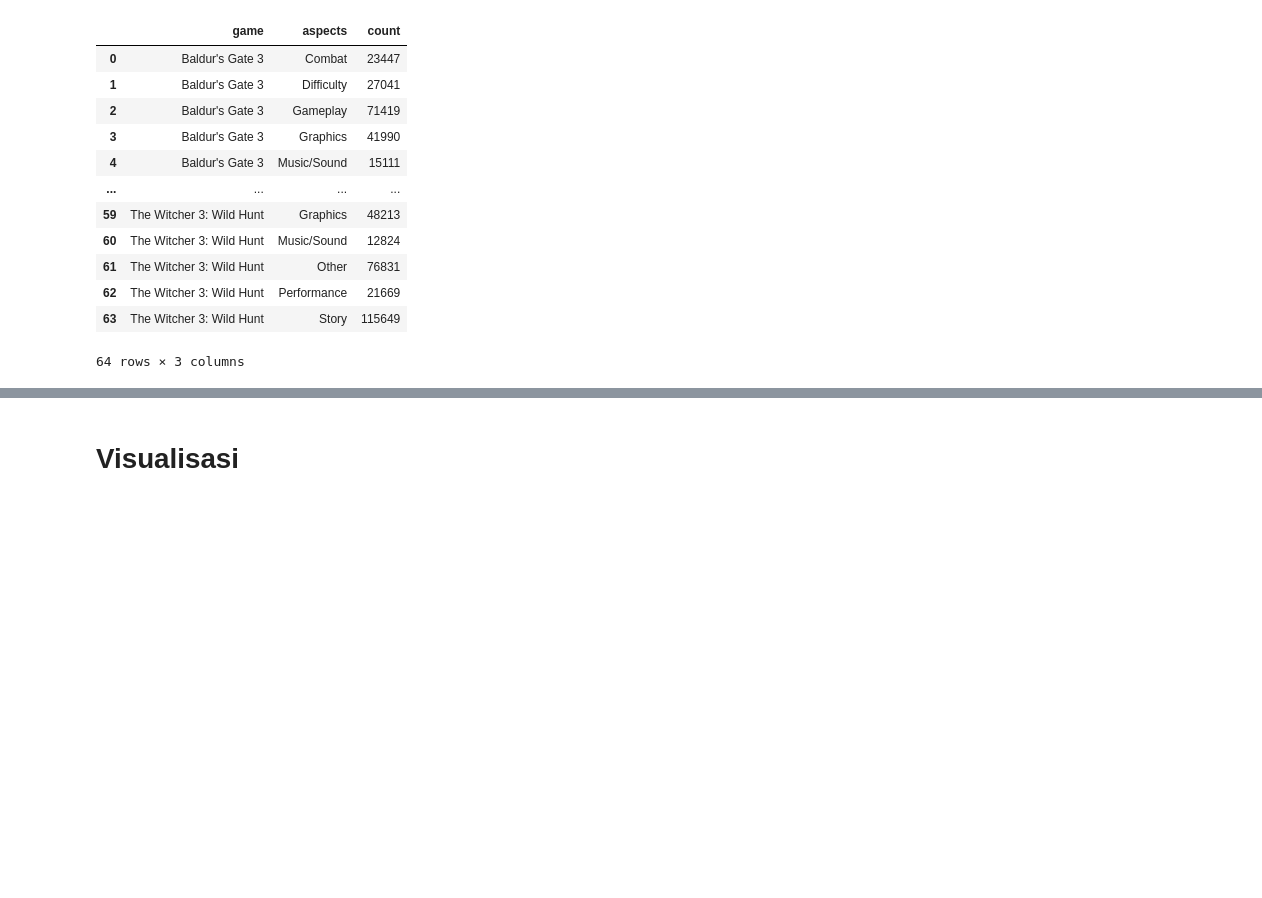
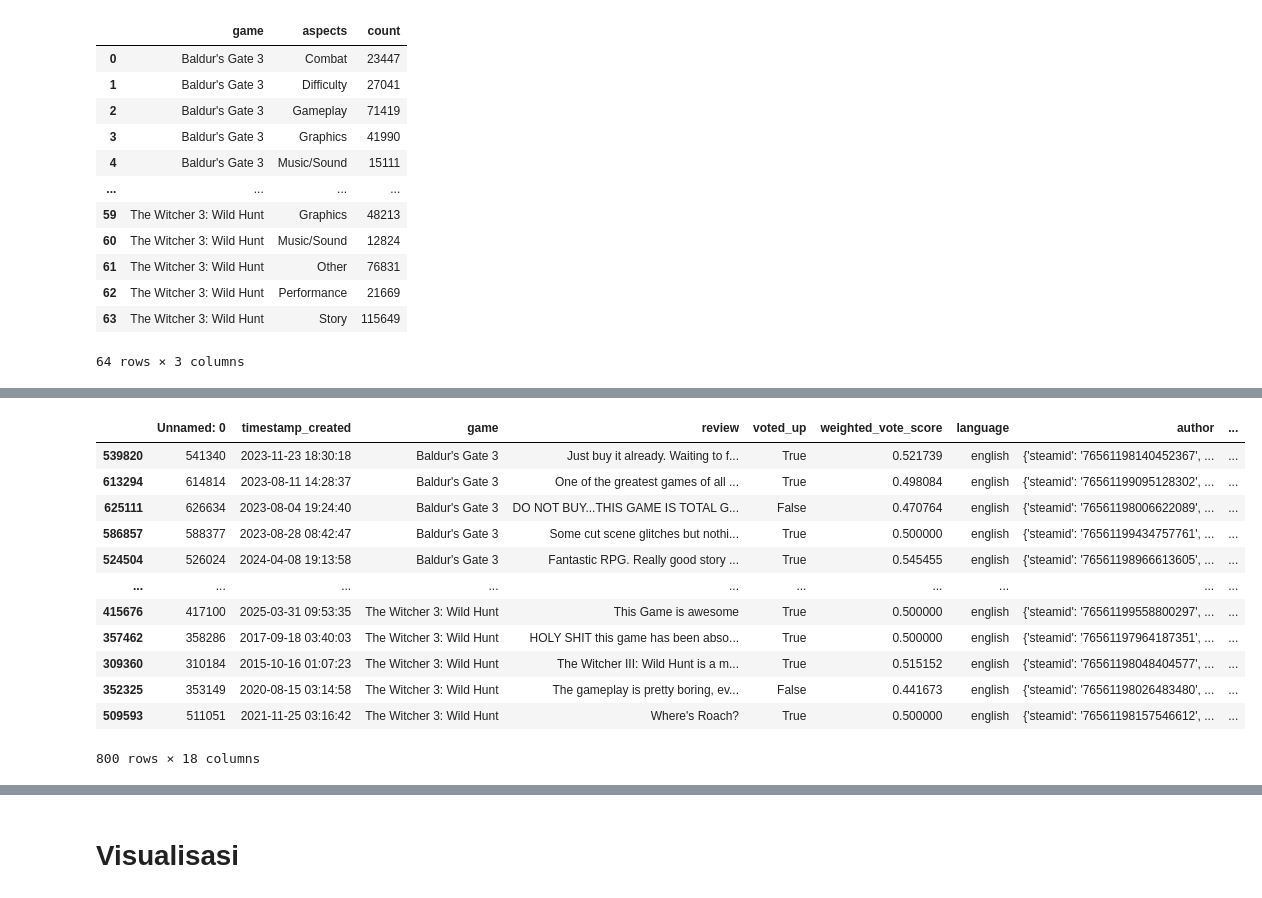
Before and after one commit to Fakur19/goty-sentiment-analysis, a Jupyter notebook: notebooks/data_analysis.ipynb, the cells around one changed output, grey strips where cells are left out. Drawn from its saved outputs; the diff is of its cells as text; code cells hidden in the pictures; blank space fills up the shorter version.

```diff
--- a/notebooks/data_analysis.ipynb
+++ b/notebooks/data_analysis.ipynb
@@ -264,7 +253,7 @@ Wall time: 2h 26min 38s
 # %% [markdown]
 ## Evaluasi
 # %%
-df = pd.read_csv('../output/bert-result.csv')
+df = pd.read_csv('../output/bert_result.csv')
 # %%
 # Convert timestamp to datetime
 df['timestamp_created'] = pd.to_datetime(df['timestamp_created'])
@@ -474,0 +480,20 @@ aspect_counts
+# %%
+sampled_df = df.groupby('game', group_keys=False).apply(
+        lambda x: x.sample(n=min(len(x), 100), random_state=42)
+    )
+sampled_df.to_csv("../output/bert-result-sample.csv")
+sampled_df
+# %% [output]
+|  | Unnamed: 0 | timestamp_created | game | review | voted_up | weighted_vote_score | language | author | ... |
+| 539820 | 541340 | 2023-11-23 18:30:18 | Baldur's Gate 3 | Just buy it already. Waiting to f... | True | 0.521739 | english | {'steamid': '76561198140452367', ... | ... |
+| 613294 | 614814 | 2023-08-11 14:28:37 | Baldur's Gate 3 | One of the greatest games of all ... | True | 0.498084 | english | {'steamid': '76561199095128302', ... | ... |
+| 625111 | 626634 | 2023-08-04 19:24:40 | Baldur's Gate 3 | DO NOT BUY...THIS GAME IS TOTAL G... | False | 0.470764 | english | {'steamid': '76561198006622089', ... | ... |
+| 586857 | 588377 | 2023-08-28 08:42:47 | Baldur's Gate 3 | Some cut scene glitches but nothi... | True | 0.500000 | english | {'steamid': '76561199434757761', ... | ... |
+| 524504 | 526024 | 2024-04-08 19:13:58 | Baldur's Gate 3 | Fantastic RPG. Really good story ... | True | 0.545455 | english | {'steamid': '76561198966613605', ... | ... |
+| ... | ... | ... | ... | ... | ... | ... | ... | ... | ... |
+| 415676 | 417100 | 2025-03-31 09:53:35 | The Witcher 3: Wild Hunt | This Game is awesome | True | 0.500000 | english | {'steamid': '76561199558800297', ... | ... |
+| 357462 | 358286 | 2017-09-18 03:40:03 | The Witcher 3: Wild Hunt | HOLY SHIT this game has been abso... | True | 0.500000 | english | {'steamid': '76561197964187351', ... | ... |
+| 309360 | 310184 | 2015-10-16 01:07:23 | The Witcher 3: Wild Hunt | The Witcher III: Wild Hunt is a m... | True | 0.515152 | english | {'steamid': '76561198048404577', ... | ... |
+| 352325 | 353149 | 2020-08-15 03:14:58 | The Witcher 3: Wild Hunt | The gameplay is pretty boring, ev... | False | 0.441673 | english | {'steamid': '76561198026483480', ... | ... |
+| 509593 | 511051 | 2021-11-25 03:16:42 | The Witcher 3: Wild Hunt | Where's Roach? | True | 0.500000 | english | {'steamid': '76561198157546612', ... | ... |
+800 rows × 18 columns
```
Also changed, not shown: parts of 15 cells of this notebook, 12 other files.
